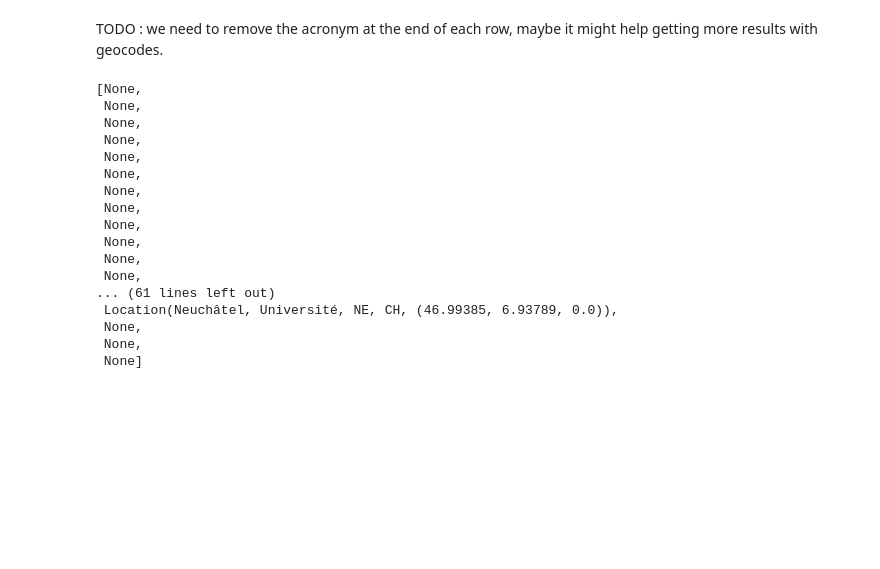
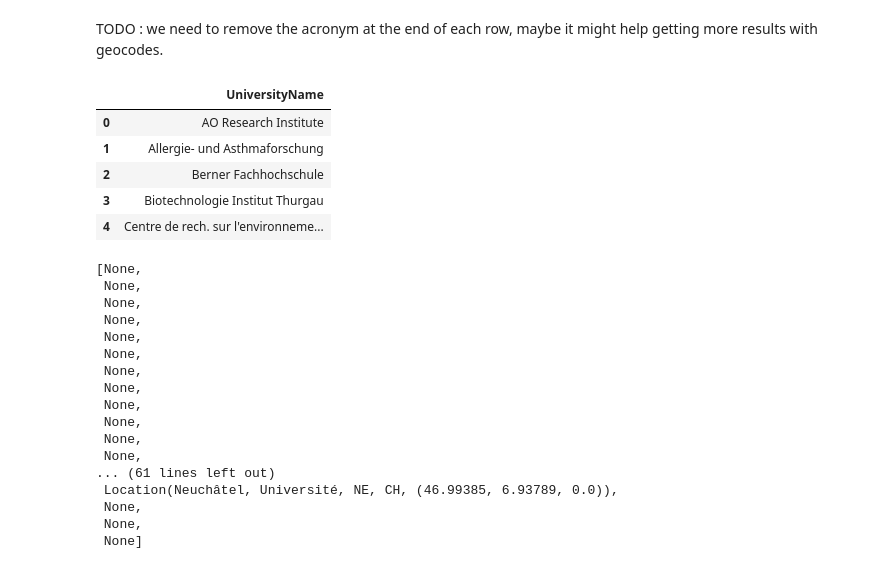
Before and after one commit to Merinorus/adaisawesome, a Jupyter notebook: Homework/03 - Interactive Viz/HW3_Interactive_Viz.ipynb, the cells around one changed output. Drawn from its saved outputs; the diff is of its cells as text; code cells hidden in the pictures; blank space fills up the shorter version.

Commit message:
Deleted acronym at the end of university names

```diff
--- a/Homework/03 - Interactive Viz/HW3_Interactive_Viz.ipynb
+++ b/Homework/03 - Interactive Viz/HW3_Interactive_Viz.ipynb
@@ -147,6 +147,16 @@ university_canton_df.head()
 | 4 | Centre de rech. sur l'environneme... |
 # %% [markdown]
 TODO  : we need to remove the acronym at the end of each row, maybe it might help getting more results with geocodes.
+# %%
+university_canton_df['UniversityName'] = university_canton_df['UniversityName'].apply(lambda x: x.split(' -')[0])
+university_canton_df.head()
+# %% [output]
+|  | UniversityName |
+| 0 | AO Research Institute |
+| 1 | Allergie- und Asthmaforschung |
+| 2 | Berner Fachhochschule |
+| 3 | Biotechnologie Institut Thurgau |
+| 4 | Centre de rech. sur l'environneme... |
 # %%
 cantons_table = []
 for i in university_canton_df.UniversityName:
```
Also changed, not shown: 2 other files.
